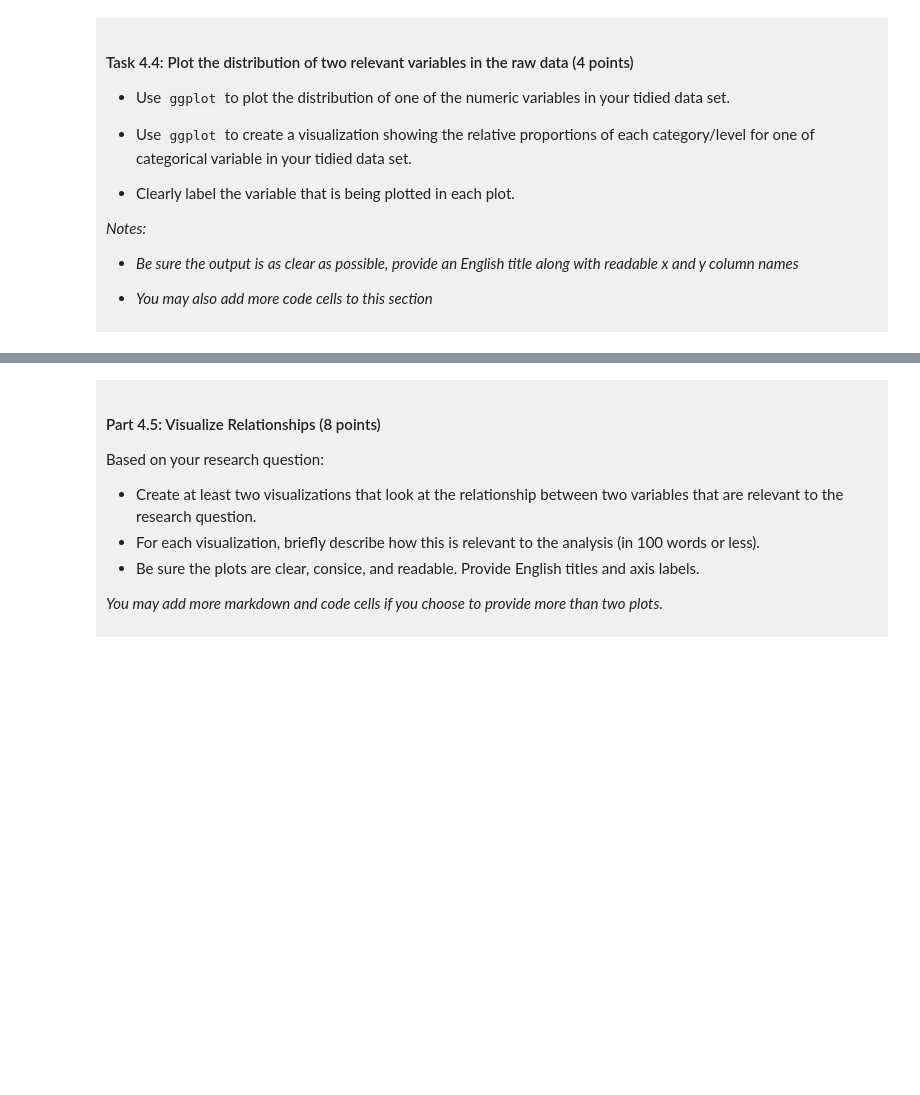
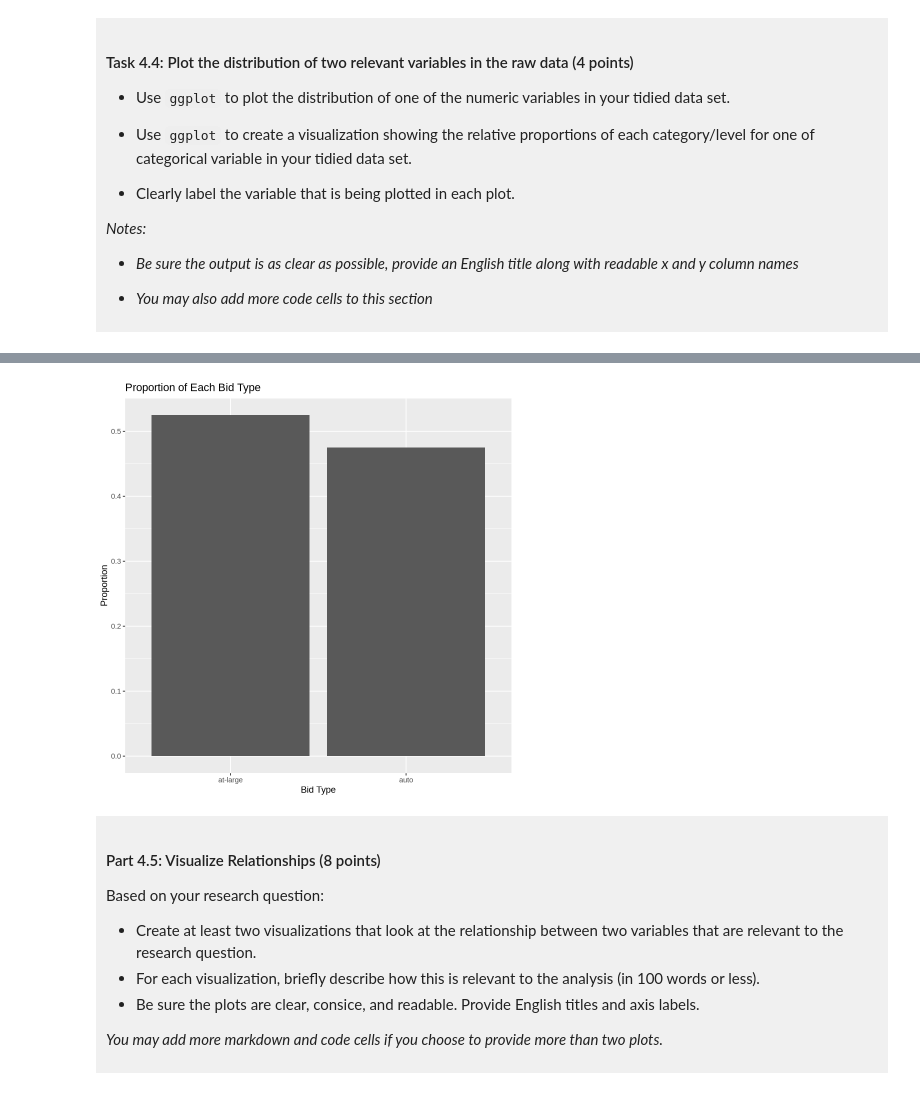
Before and after one commit to Severi-LI/dsci-100-project-Severi-LI, a Jupyter notebook: dsci-100-project-notebook.ipynb, the cells around one changed output, grey strips where cells are left out. Cells and saved outputs as stored; diff of their text form; code cells hidden in the pictures; blank space fills up the shorter version.

```diff
--- a/dsci-100-project-notebook.ipynb
+++ b/dsci-100-project-notebook.ipynb
@@ -356,5 +363,16 @@ A tibble: 284 × 2
 # %%
-### EDIT THIS CODE CELL FOR PLOT 2 ###
+basketball_prop <- basketball_filter |>
+mutate(year = as.factor(year)) |>
+count(bid) |>
+mutate(prop = n/sum(n))
+plot2 <- ggplot(basketball_prop, aes(x=bid, y = prop)) +
+geom_bar(stat = "identity")+
+labs(x = "Bid Type",
+     y=  "Proportion",
+     title = "Proportion of Each Bid Type")
+plot2
+# %% [output]
+[figure, added]
 # %% [markdown]
 <div style="background-color: #f0f0f0; padding: 10px;">
 
```
Also changed, not shown: parts of 4 cells of this notebook.
